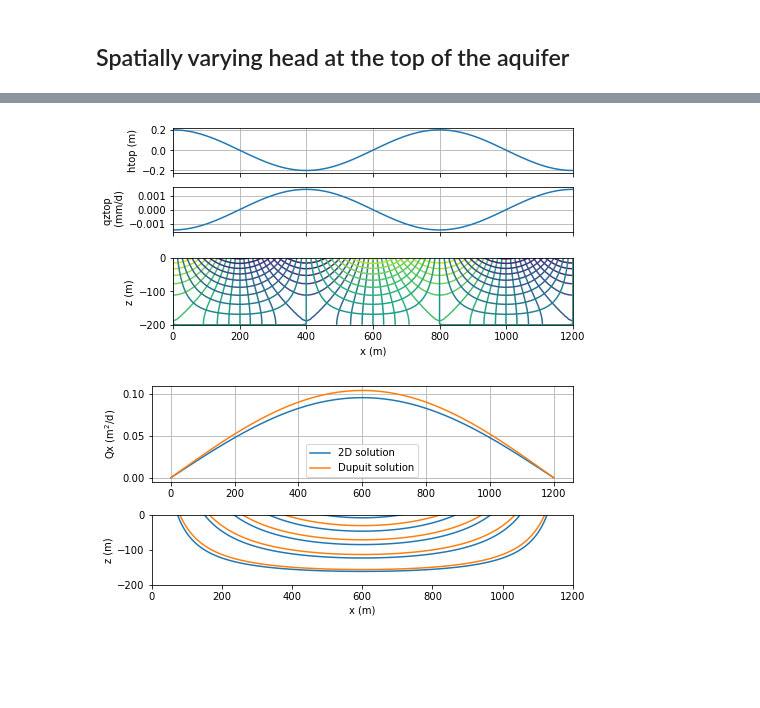
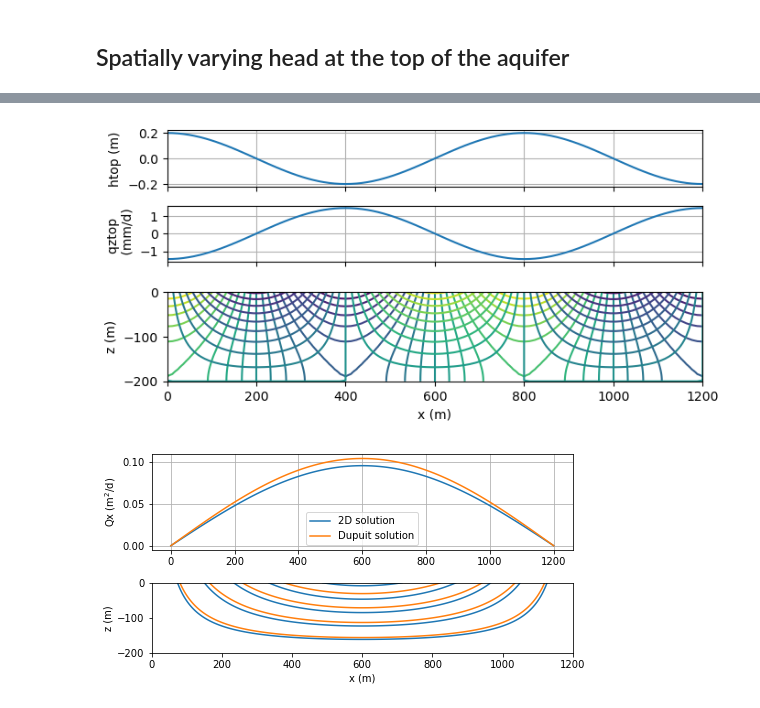
Before and after one commit to pythongroundwaterbook/analytic_gw_book, a Jupyter notebook: chapter10/chapter10_bakker_post.ipynb, the cells around one changed output, grey strips where cells are left out. Cells and saved outputs as stored; diff of their text form; code cells hidden in the pictures; blank space fills up the shorter version.

```diff
--- a/chapter10/chapter10_bakker_post.ipynb
+++ b/chapter10/chapter10_bakker_post.ipynb
@@ -362,23 +362,23 @@ qtop = -wdis.imag[-1]
 # %%
 # basic plot h, qz, flownet, sharing the x-axis
 fig, ax = plt.subplots(3, 1, sharex=True, squeeze=True, figsize=[7, 3.5],
                        gridspec_kw={'height_ratios':[1, 1, 2]})
 plt.sca(ax[0])
 plt.plot(xg[0], htop)
 plt.ylabel('htop (m)')
 plt.grid()
 plt.sca(ax[1])
-plt.plot(xg[0], qtop)
+plt.plot(xg[0], qtop * 1000)
 plt.ylabel('qztop \n (mm/d)')
 plt.grid()
 plt.sca(ax[2])
 plt.contour(xg, zg, om.real / k, np.arange(-0.2, 0.21, 0.02))
 plt.contour(xg, zg, om.imag, np.arange(-0.2, 0.21, 0.02))
 plt.xlabel('x (m)')
 plt.ylabel('z (m)')
 plt.axis('scaled');
 # %% [output]
-[figure, old version]
+[figure, new version]
 # %%
 # solution for flow cell of 1200 m
 L = 1200
```
Also changed, not shown: parts of 9 cells of this notebook, 4 other files.
